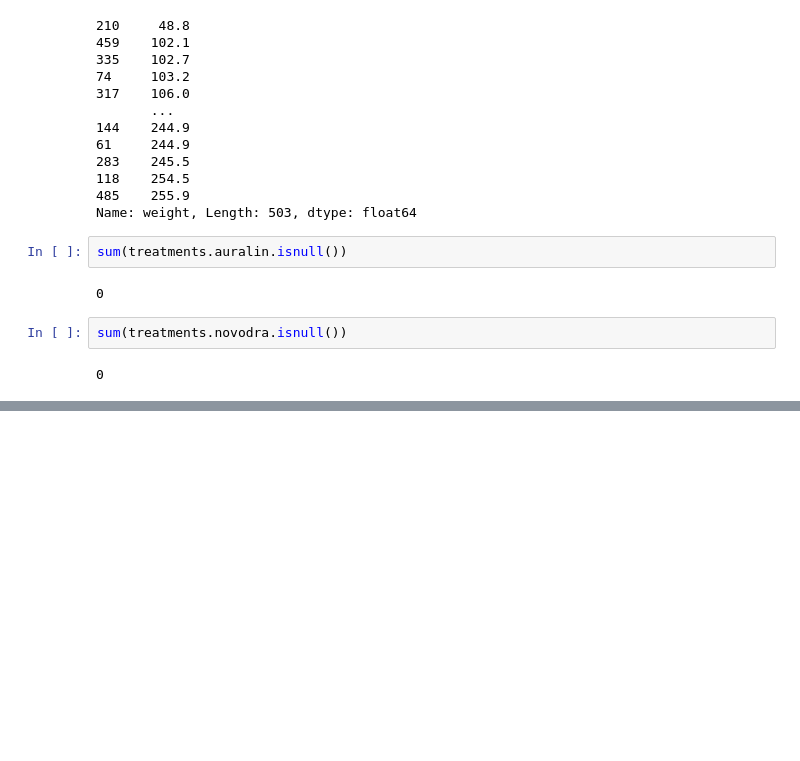
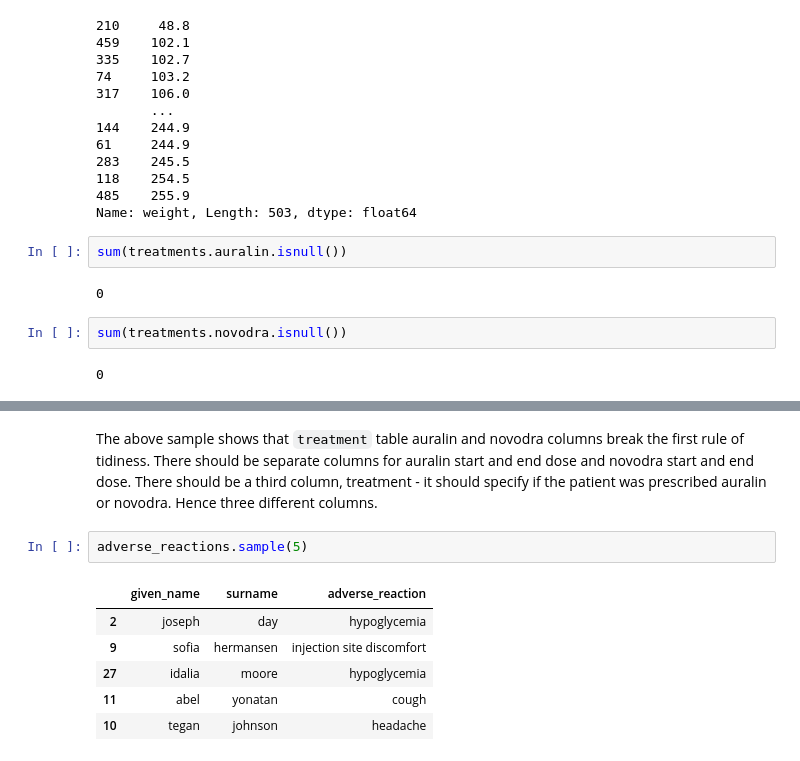
Before and after one commit to nehatarey/data-wrangling, a Jupyter notebook: data-assessment-programmatic-pandas.ipynb, the cells around one changed output, grey strips where cells are left out. Cells and saved outputs as stored; diff of their text form; blank space fills up the shorter version.

Commit message:
added tidiness section

```diff
--- a/data-assessment-programmatic-pandas.ipynb
+++ b/data-assessment-programmatic-pandas.ipynb
@@ -277,0 +322,11 @@ sum(treatments.novodra.isnull())
+# %% [markdown]
+The above sample shows that `treatment` table auralin and novodra columns break the first rule of tidiness. There should be separate columns for auralin start and end dose and novodra start and end dose. There should be a third column, treatment - it should specify if the patient was prescribed auralin or novodra. Hence three different columns.
+# %%
+adverse_reactions.sample(5)
+# %% [output]
+|  | given_name | surname | adverse_reaction |
+| 2 | joseph | day | hypoglycemia |
+| 9 | sofia | hermansen | injection site discomfort |
+| 27 | idalia | moore | hypoglycemia |
+| 11 | abel | yonatan | cough |
+| 10 | tegan | johnson | headache |
```
Also changed, not shown: parts of 13 cells of this notebook, 1 other file.
